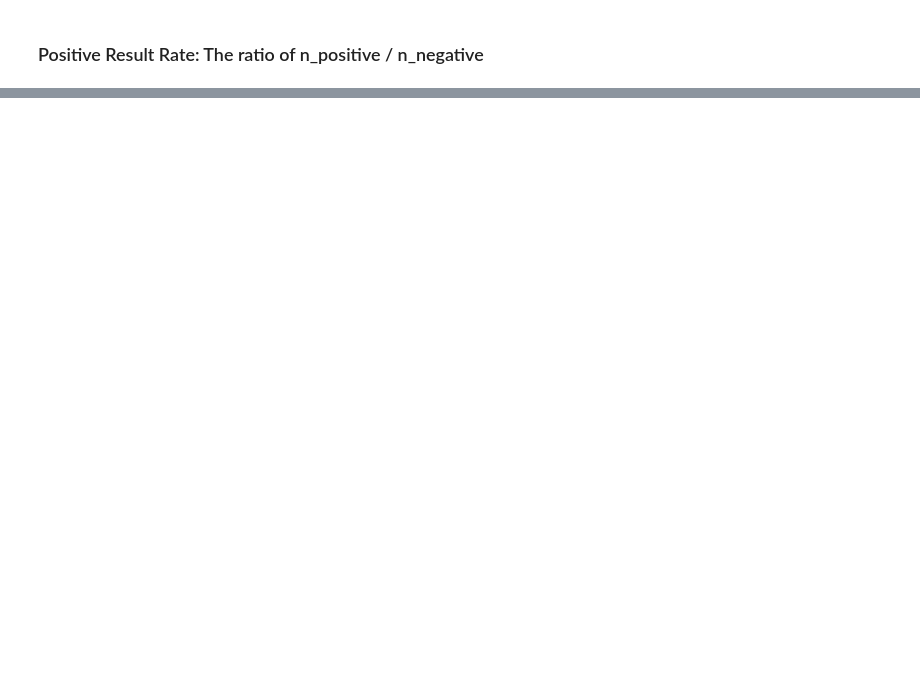
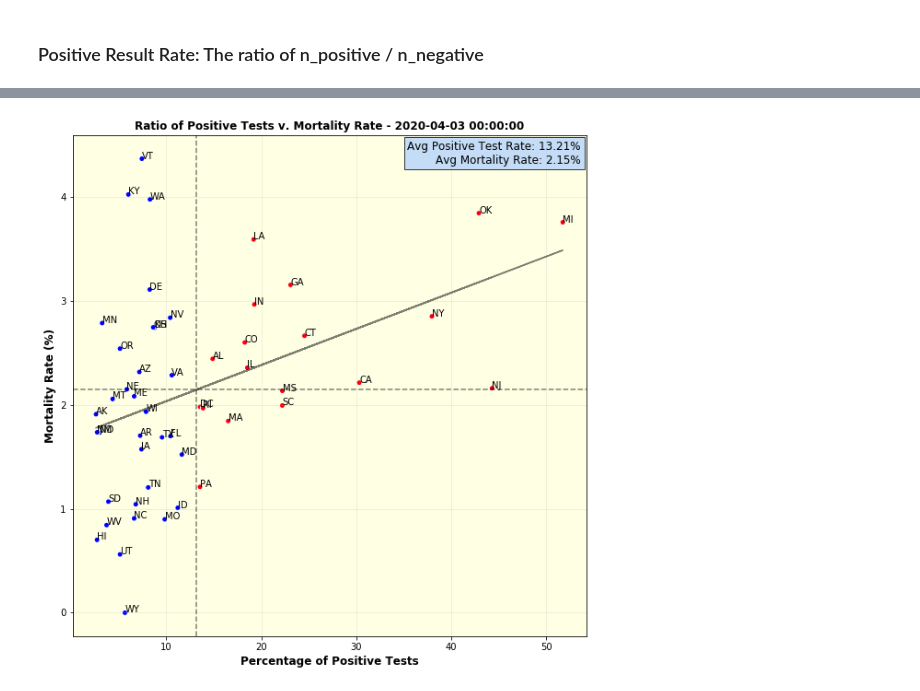
Before and after one commit to asoane34/covid_tracker, a Jupyter notebook: prototype.ipynb, the cells around one changed output, grey strips where cells are left out. Cells and saved outputs as stored; diff of their text form; code cells hidden in the pictures; blank space fills up the shorter version.

```diff
--- a/prototype.ipynb
+++ b/prototype.ipynb
@@ -494,0 +527,6 @@ NOTE: THIS IS THE RATIO OF POSITIVE TESTS TO TEST RESULTS... PENDING TESTS ARE N
+# %%
+z = np.polyfit(most_recent.pos_ratio * 100, most_recent.mortality_rate * 100, 1)
+
+p = np.poly1d(z)
+
+ax.plot(most_recent.pos_ratio * 100, p(most_recent.pos_ratio * 100), ls = "--", c = "r")
@@ -494,0 +604,4 @@ NOTE: THIS IS THE RATIO OF POSITIVE TESTS TO TEST RESULTS... PENDING TESTS ARE N
+# %%
+pos_v_mort()
+# %% [output]
+[figure, added]
```
Also changed, not shown: parts of 6 cells of this notebook.
